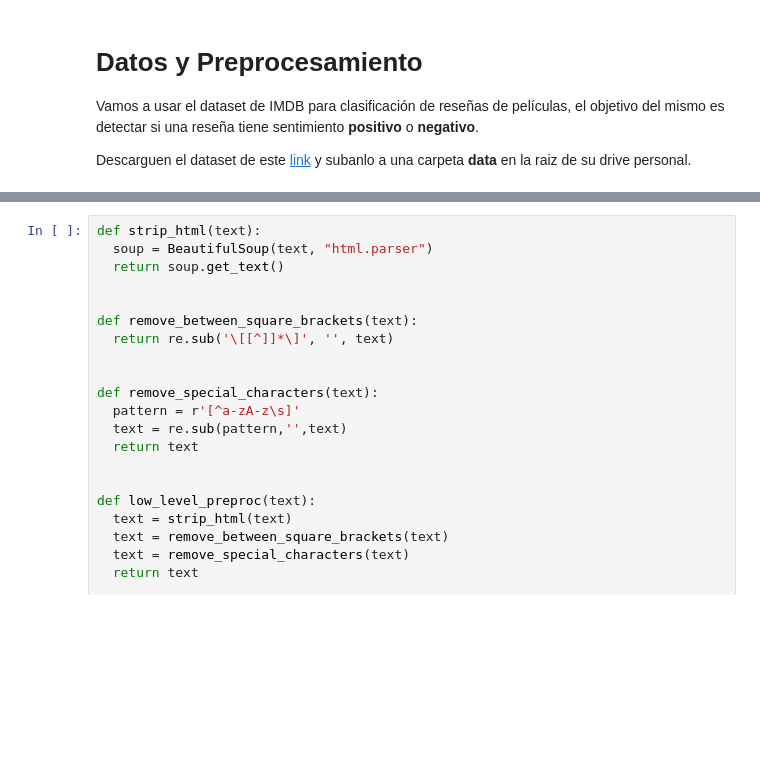
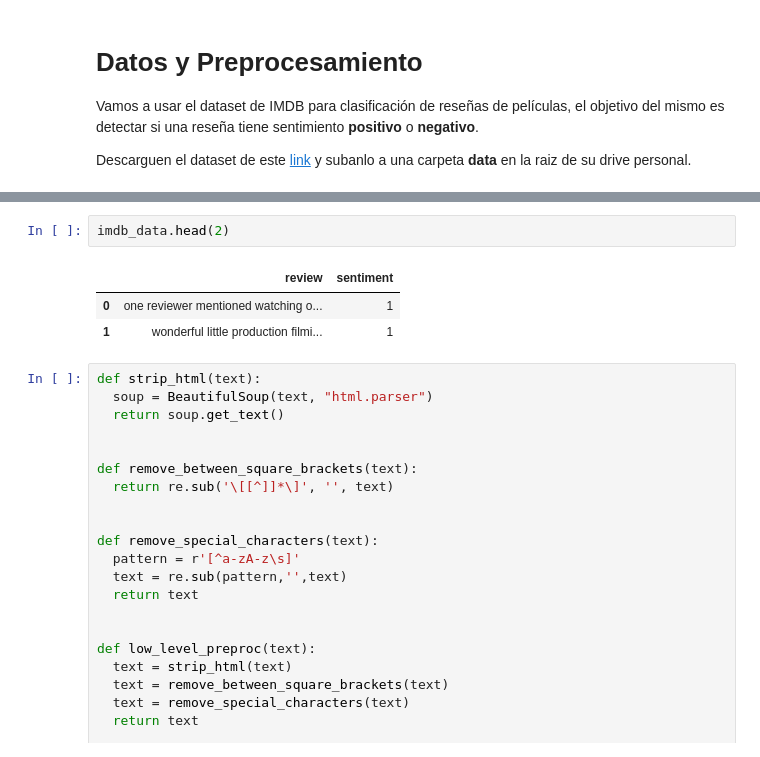
Before and after one commit to MarianoChic09/MSc-AI-taller-de-deep-learning, a Jupyter notebook: Clase 7 - Lab RNN/NLP_02_RNNs_Letra.ipynb, the cells around one changed output, grey strips where cells are left out. Drawn from its saved outputs; the diff is of its cells as text; blank space fills up the shorter version.

```diff
--- a/Clase 7 - Lab RNN/NLP_02_RNNs_Letra.ipynb
+++ b/Clase 7 - Lab RNN/NLP_02_RNNs_Letra.ipynb
@@ -57,3 +67,9 @@ imdb_data['sentiment'] = sentiment_data
+# %%
+imdb_data.head(2)
+# %% [output]
+|  | review | sentiment |
+| 0 | one reviewer mentioned watching o... | 1 |
+| 1 | wonderful little production filmi... | 1 |
 # %%
 def strip_html(text):
   soup = BeautifulSoup(text, "html.parser")
```
Also changed, not shown: parts of 24 cells of this notebook, 2 other files.
